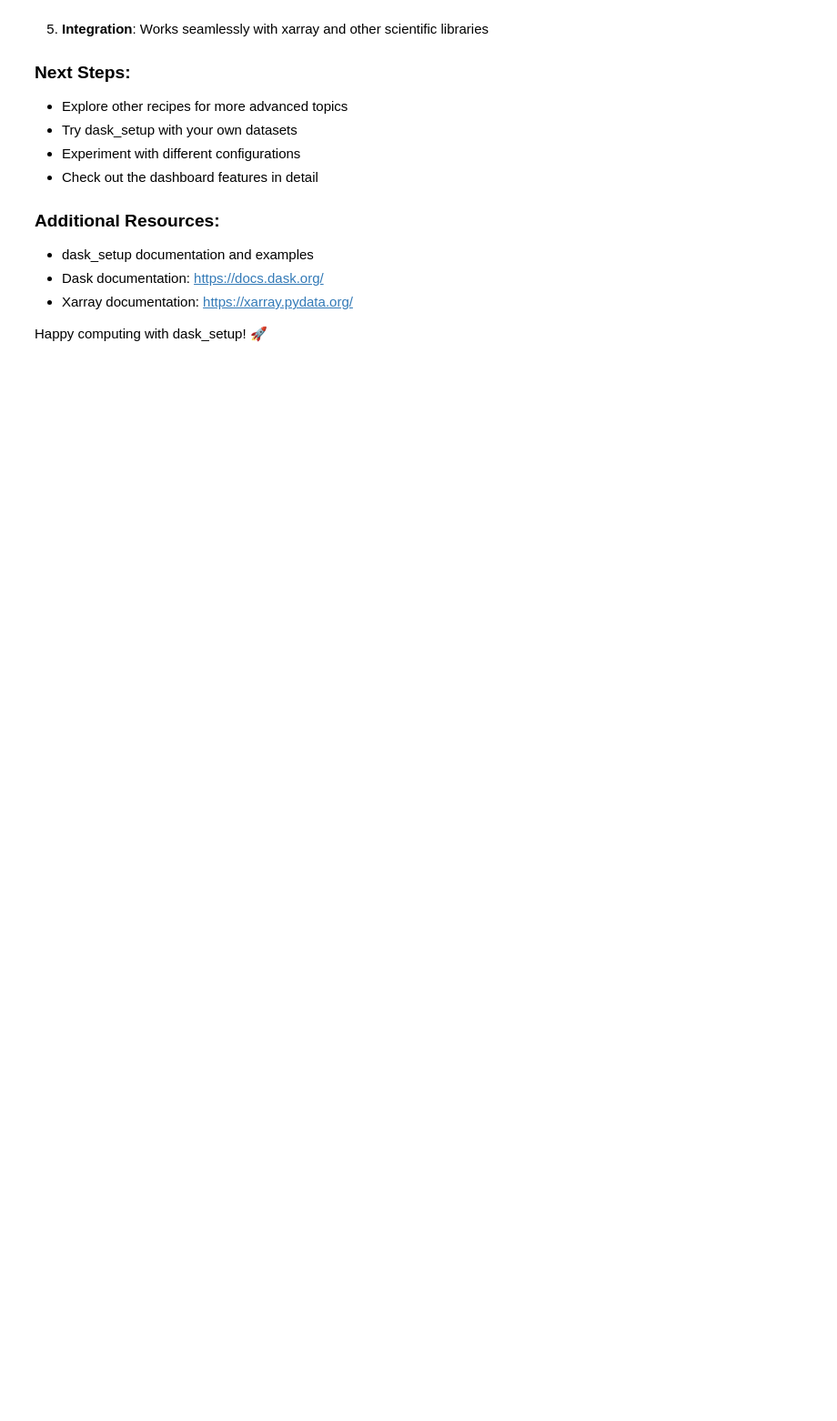
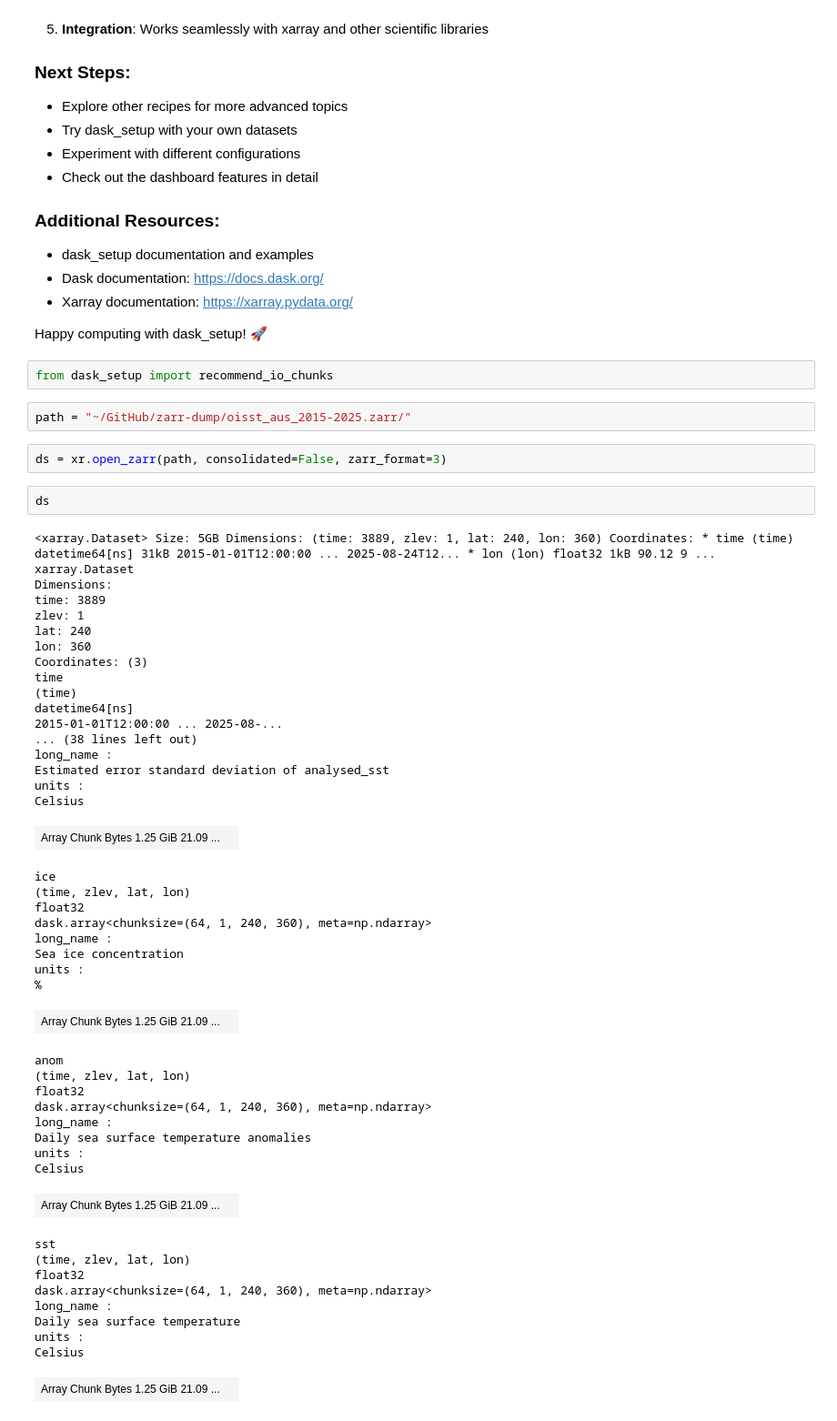
Before and after one commit to 21centuryweather/dask_setup, a Jupyter notebook: examples/recipes/notebooks/01_basic_usage.ipynb, the cells around one changed output. Shown at 91% size. Cells and saved outputs as stored; diff of their text form; blank space fills up the shorter version.

```diff
--- a/examples/recipes/notebooks/01_basic_usage.ipynb
+++ b/examples/recipes/notebooks/01_basic_usage.ipynb
@@ -587,3 +751,57 @@ You've now learned the fundamentals of using dask_setup! Here's a summary of wha
 - Xarray documentation: https://xarray.pydata.org/
 
 Happy computing with dask_setup! 🚀
+# %%
+from dask_setup import recommend_io_chunks
+# %%
+path = "~/GitHub/zarr-dump/oisst_aus_2015-2025.zarr/"
+# %%
+ds = xr.open_zarr(path, consolidated=False, zarr_format=3)
+# %%
+ds
+# %% [output]
+<xarray.Dataset> Size: 5GB Dimensions: (time: 3889, zlev: 1, lat: 240, lon: 360) Coordinates: * time (time) datetime64[ns] 31kB 2015-01-01T12:00:00 ... 2025-08-24T12... * lon (lon) float32 1kB 90.12 9 ...
+xarray.Dataset
+Dimensions:
+time: 3889
+zlev: 1
+lat: 240
+lon: 360
+Coordinates: (3)
+time
+(time)
+datetime64[ns]
+2015-01-01T12:00:00 ... 2025-08-...
+... (38 lines left out)
+long_name :
+Estimated error standard deviation of analysed_sst
+units :
+Celsius
+| Array Chunk Bytes 1.25 GiB 21.09 ... |  |
+ice
+(time, zlev, lat, lon)
+float32
+dask.array<chunksize=(64, 1, 240, 360), meta=np.ndarray>
+long_name :
+Sea ice concentration
+units :
+%
+| Array Chunk Bytes 1.25 GiB 21.09 ... |  |
+anom
+(time, zlev, lat, lon)
+float32
+dask.array<chunksize=(64, 1, 240, 360), meta=np.ndarray>
+long_name :
+Daily sea surface temperature anomalies
+units :
+Celsius
+| Array Chunk Bytes 1.25 GiB 21.09 ... |  |
+sst
+(time, zlev, lat, lon)
+float32
+dask.array<chunksize=(64, 1, 240, 360), meta=np.ndarray>
+long_name :
+Daily sea surface temperature
+units :
+Celsius
+| Array Chunk Bytes 1.25 GiB 21.09 ... |  |
```
Also changed, not shown: parts of 14 cells of this notebook, 7 other files.
